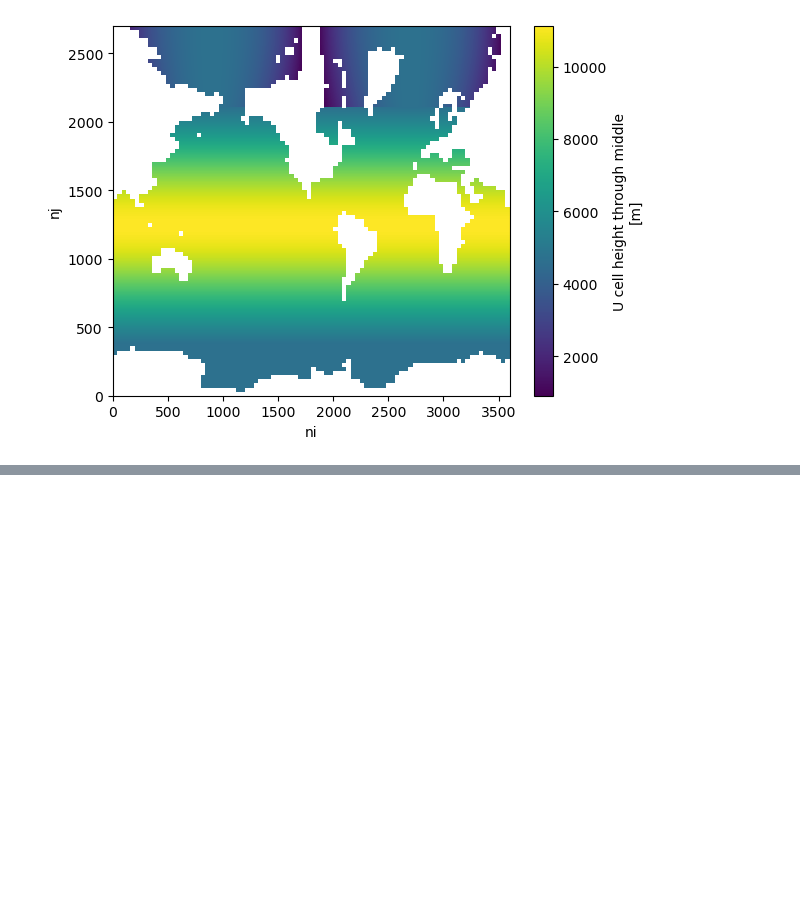
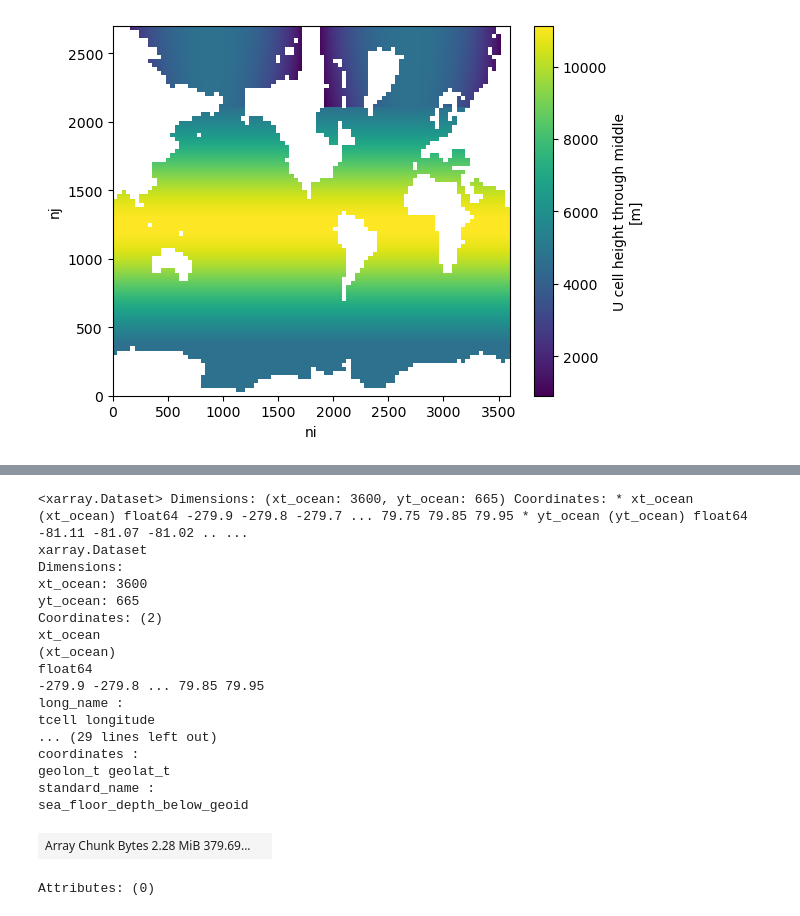
Before and after one commit to PaulSpence/Denman2024Voyage, a Jupyter notebook: notebooks/Ekman.ipynb, the cells around one changed output, grey strips where cells are left out. Cells and saved outputs as stored; diff of their text form; code cells hidden in the pictures; blank space fills up the shorter version.

```diff
--- a/notebooks/Ekman.ipynb
+++ b/notebooks/Ekman.ipynb
@@ -497,0 +315,35 @@ plt.tight_layout()
+# %%
+#var.where((var.lat<5) & (var.lat>-5) & (var.lon>190) & (var.lon<240),drop=True
+
+tmask = ht.where(~xr.ufuncs.isfinite(ht.where(ht>1000)))
+tmask = tmask.where(~xr.ufuncs.isfinite(tmask.where(yt_ocean>-60)))
+tmask = ~xr.ufuncs.isnan(tmask).to_dataset(name='tmask')
+
+#plt.xlim([-265,-254])
+den_mask = ht.where(~xr.ufuncs.isfinite(ht.where(ht>1000)))
+den_mask = den_mask.where(~xr.ufuncs.isfinite(den_mask.where(yt_ocean>-60)))
+den_mask=den_mask.where(~xr.ufuncs.isfinite(den_mask.where(xt_ocean<-265)))
+den_mask=den_mask.where(~xr.ufuncs.isfinite(den_mask.where(xt_ocean>-254)))
+den_mask = ~xr.ufuncs.isnan(den_mask).to_dataset(name='den_mask')
+
+den_mask
+# %% [output]
+<xarray.Dataset> Dimensions: (xt_ocean: 3600, yt_ocean: 665) Coordinates: * xt_ocean (xt_ocean) float64 -279.9 -279.8 -279.7 ... 79.75 79.85 79.95 * yt_ocean (yt_ocean) float64 -81.11 -81.07 -81.02 .. ...
+xarray.Dataset
+Dimensions:
+xt_ocean: 3600
+yt_ocean: 665
+Coordinates: (2)
+xt_ocean
+(xt_ocean)
+float64
+-279.9 -279.8 ... 79.85 79.95
+long_name :
+tcell longitude
+... (29 lines left out)
+coordinates :
+geolon_t geolat_t
+standard_name :
+sea_floor_depth_below_geoid
+| Array Chunk Bytes 2.28 MiB 379.69... |  |
+Attributes: (0)
```
Also changed, not shown: parts of 30 cells of this notebook, 3 other files.
